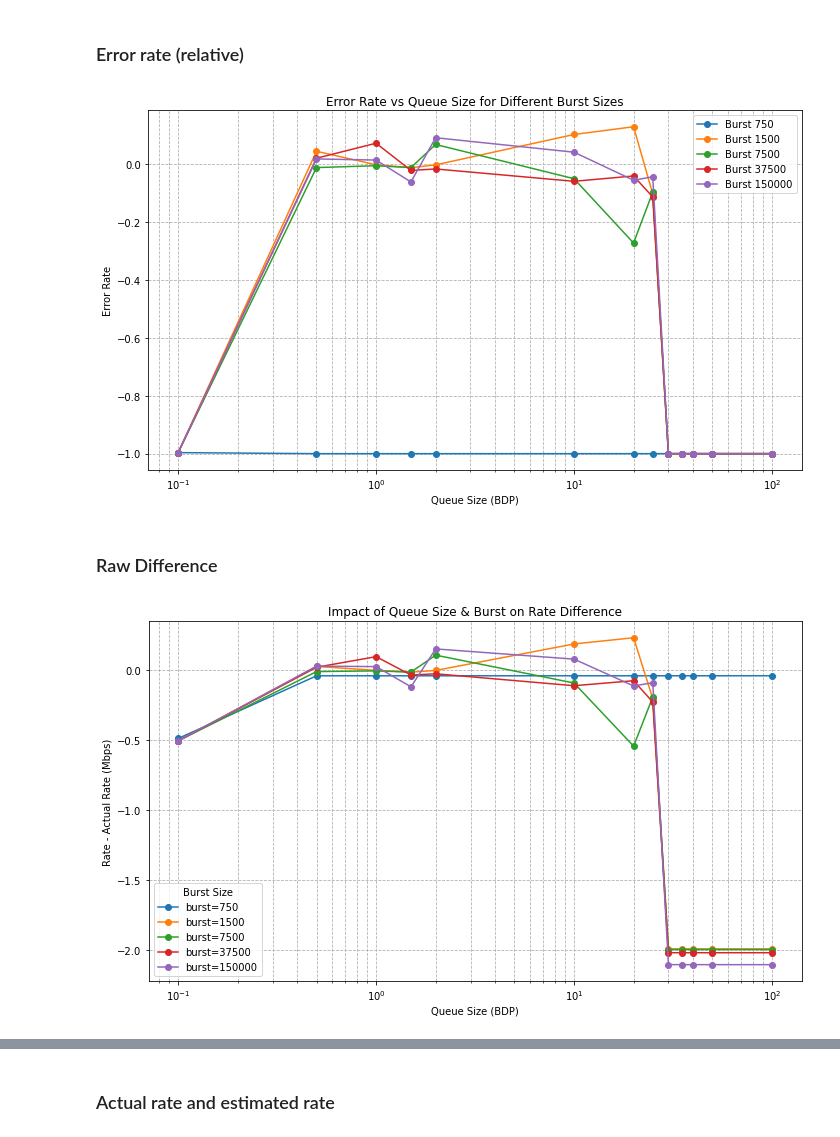
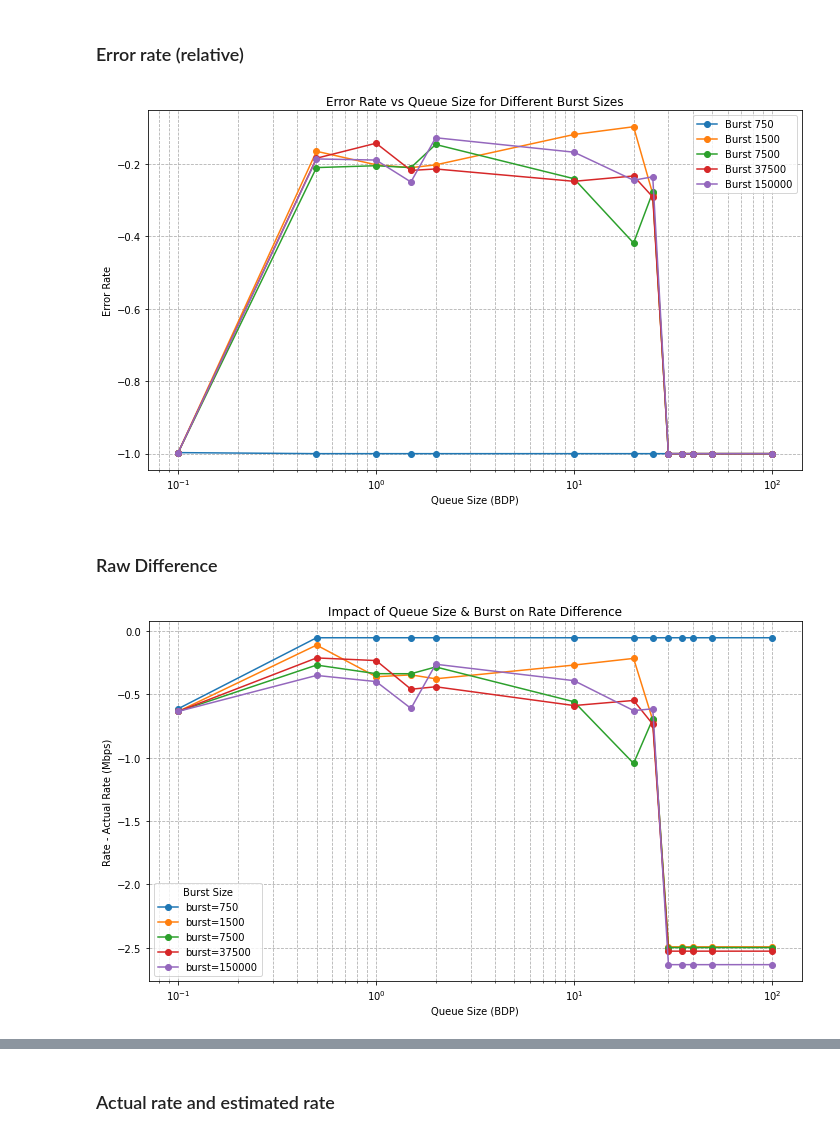
Before and after one commit to MRimk/Traffic-Policing-Inference-Simulation, a Jupyter notebook: note_analyse_results.ipynb, the cells around one changed output, grey strips where cells are left out. Cells and saved outputs as stored; diff of their text form; code cells hidden in the pictures.

```diff
--- a/note_analyse_results.ipynb
+++ b/note_analyse_results.ipynb
@@ -172,9 +172,9 @@ plot_throughput_difference(df)
 # Shaping with variable packet size
 # %%
 file = "data/results_complex-shaping.csv"
-df = pd.read_csv(file)
-df['rx_rate']  = df['rx_rate'] * 1.25
-df = clean_colums(df)
+df_shaping_variables = pd.read_csv(file)
+df_shaping_variables['rx_rate']  = df_shaping_variables['rx_rate'] * 1.25
+df_shaping_variables = clean_colums(df_shaping_variables)
 # %% [markdown]
 ### Actual rate and estimated rate
 # %%
@@ -186,16 +186,16 @@ plot_estimated_rate(df, y_min=-0.1, y_max=2.6)
 # %% [markdown]
 ### Error rate (relative)
 # %%
-temp_df = df[df['error_rate'] > -0.2]
-plot_error_rate(df)
+temp_df = df_shaping_variables[df_shaping_variables['error_rate'] > -0.2]
+plot_error_rate(df_shaping_variables)
 # %% [output]
-[figure, old version]
+[figure, new version]
 # %% [markdown]
 ### Raw Difference
 # %%
-plot_throughput_difference(df)
+plot_throughput_difference(df_shaping_variables)
 # %% [output]
-[figure, old version]
+[figure, new version]
 # %% [markdown]
 # X topology
 
```
Also changed, not shown: parts of 16 cells of this notebook, 4 other files.
